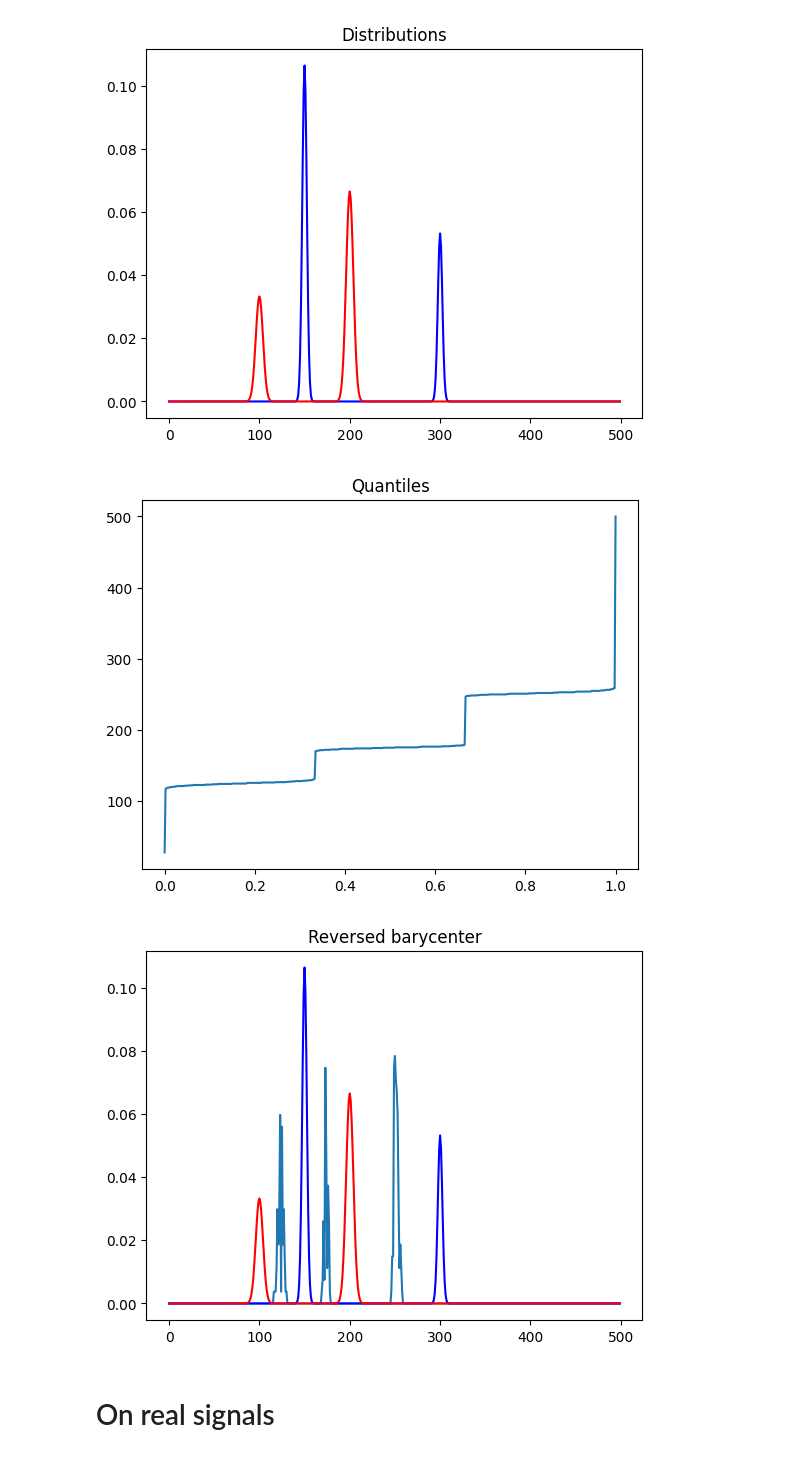
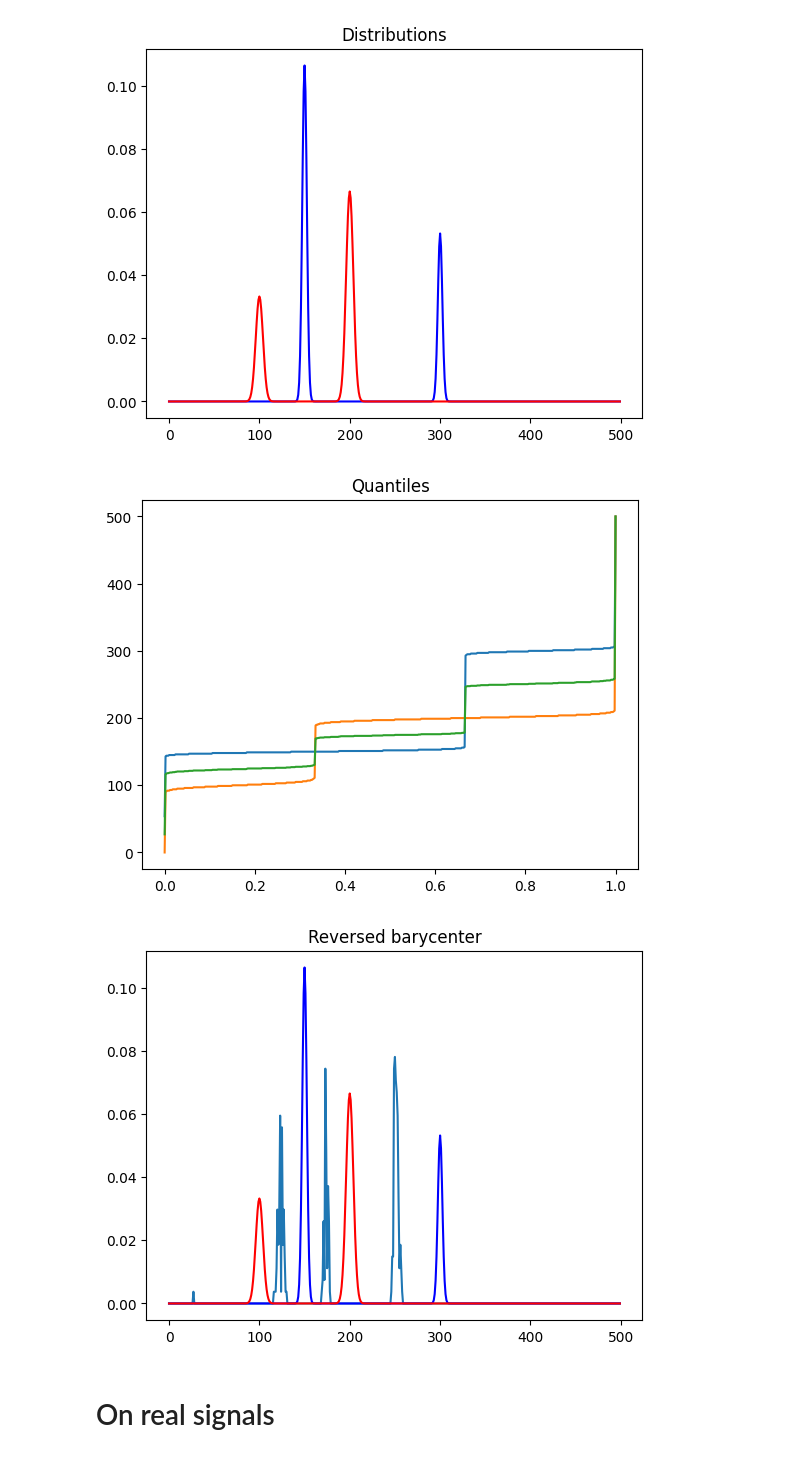
Before and after one commit to zaquastier/audio_1D_transport, a Jupyter notebook: audio_ot_vlab.ipynb, the cells around one changed output. Saved outputs shown, nothing was run; the diff lists cells and outputs as text; code cells hidden in the pictures.

```diff
--- a/audio_ot_vlab.ipynb
+++ b/audio_ot_vlab.ipynb
@@ -50,9 +55,13 @@ plt.show()
 # %%
+# Define quantile and quantile barycenter functions
+# Plot quantiles and quantile barycenter
+
+alpha = 0.2
+
 def quantile(a):
     n = len(a)
     X = np.cumsum(a)
     U = np.linspace(0, 1, n)
-
     return np.searchsorted(X, U, side='right')
 
 def quantile_bary(a1, a2, alpha=0.5):
@@ -63,9 +72,10 @@ def quantile_bary(a1, a2, alpha=0.5):
 
 U = np.linspace(0, 1, n)
 
-plt.plot(U,quantile(a1))
-plt.plot(U,quantile(a2))
-plt.plot(U,quantile_bary(a1, a2))
-plt.title('Quantiles')
+plt.plot(U,quantile(a1), color="blue", label=f"f0 = {f1:.0f}Hz")
+plt.plot(U,quantile(a2), color="red", label=f"f0 = {f2:.0f}Hz")
+plt.plot(U,quantile_bary(a1, a2, alpha=alpha), color="green", label="Quantile barycenter")
+plt.title(f"Quantiles - alpha={alpha}")
+plt.legend()
 plt.show()
 # %% [output]
@@ -73,5 +83,7 @@ plt.show()
 # %%
-z = quantile_bary(a1, a2)
+# reverse quantile barycenter using dirac distribution function
+
+z = quantile_bary(a1, a2, alpha=alpha)
 
 def reverse_bary(z):
     n = len(z)
@@ -91,7 +103,7 @@ plt.show()
 # We compute two 1000-bins gaussian distributions with different mean and std
 
 n = 500
-x = np.arange(n, dtype=np.float64)
+frequencies = np.arange(n, dtype=np.float64)
 
 f1 = n * 0.3
 f2 = n * 0.2
@@ -105,8 +117,8 @@ a2 = 0.5 * ot.datasets.make_1D_gauss(n, m=f2, s=s2) + 1.0 * ot.datasets.make_1D_
 a2 = a2 / np.sum(a2)
 
 fig, ax = plt.subplots()
-ax.plot(x, a1, color="blue")
-ax.plot(x, a2, color="red")
+ax.plot(frequencies, a1, color="blue")
+ax.plot(frequencies, a2, color="red")
 ax.set_title('Distributions')
 
 plt.show()
@@ -115,28 +127,25 @@ plt.show()
 # %%
 U = np.linspace(0, 1, n)
 
-# plt.plot(U,quantile(a1))
-# plt.plot(U,quantile(a2))
+plt.plot(U,quantile(a1))
+plt.plot(U,quantile(a2))
 plt.plot(U,quantile_bary(a1, a2))
 plt.title('Quantiles')
 plt.show()
 # %% [output]
-[figure, old version]
+[figure, new version]
 # %%
 z = quantile_bary(a1, a2)
 
-def reverse_bary(z):
-    n = len(z)
-    frequencies, values = np.unique(z, return_counts=True)
-    return dirac_distribution(frequencies[1:-1], values[1:-1], n=n)
+alpha = 0.5
 
 plt.plot(frequencies, reverse_bary(z))
 plt.plot(frequencies, a1, color="blue")
 plt.plot(frequencies, a2, color="red")
 plt.title("Reversed barycenter")
 plt.show()
 # %% [output]
-[figure, old version]
+[figure, new version]
 # %% [markdown]
 # On real signals
 # %%
```
Also changed, not shown: parts of 4 cells of this notebook.
